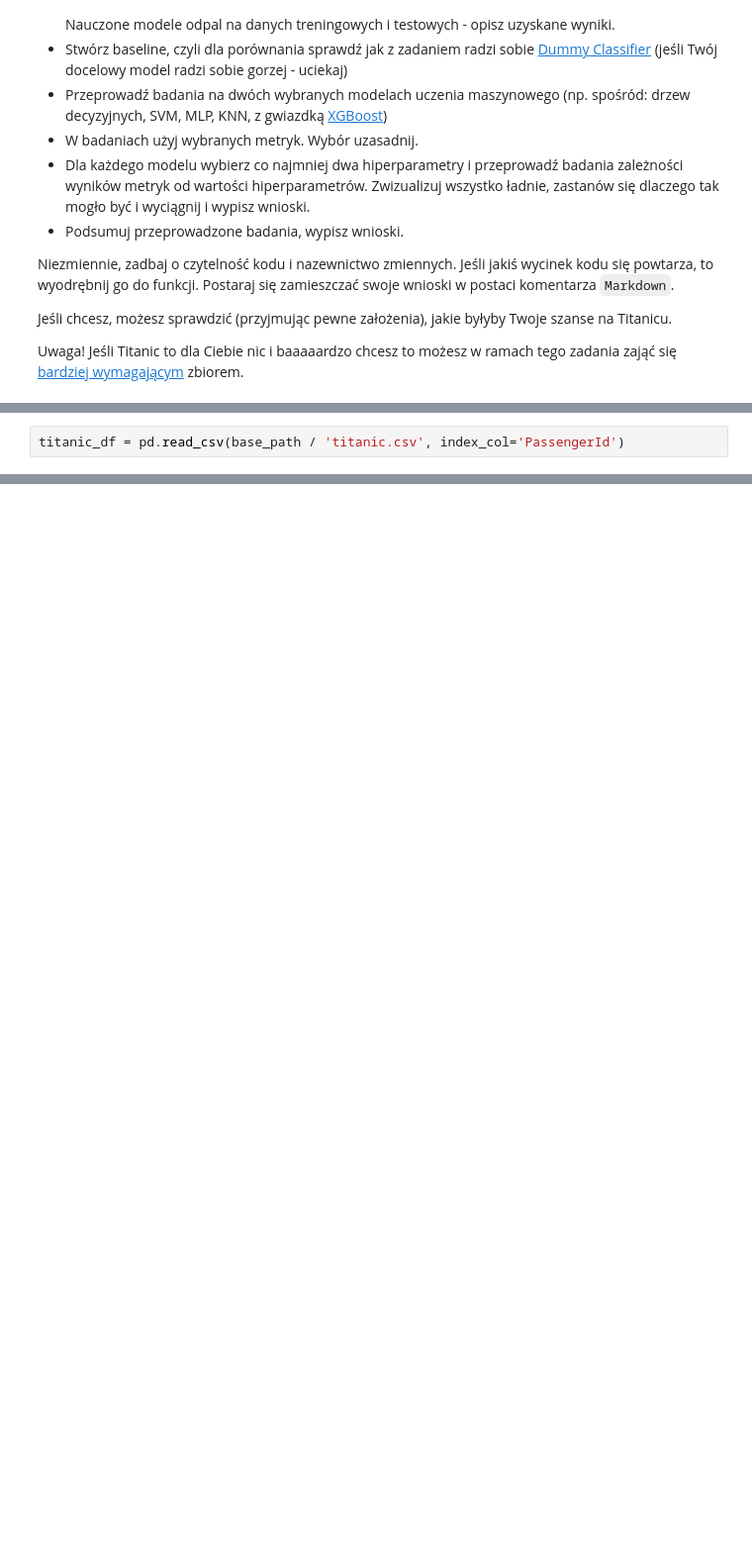
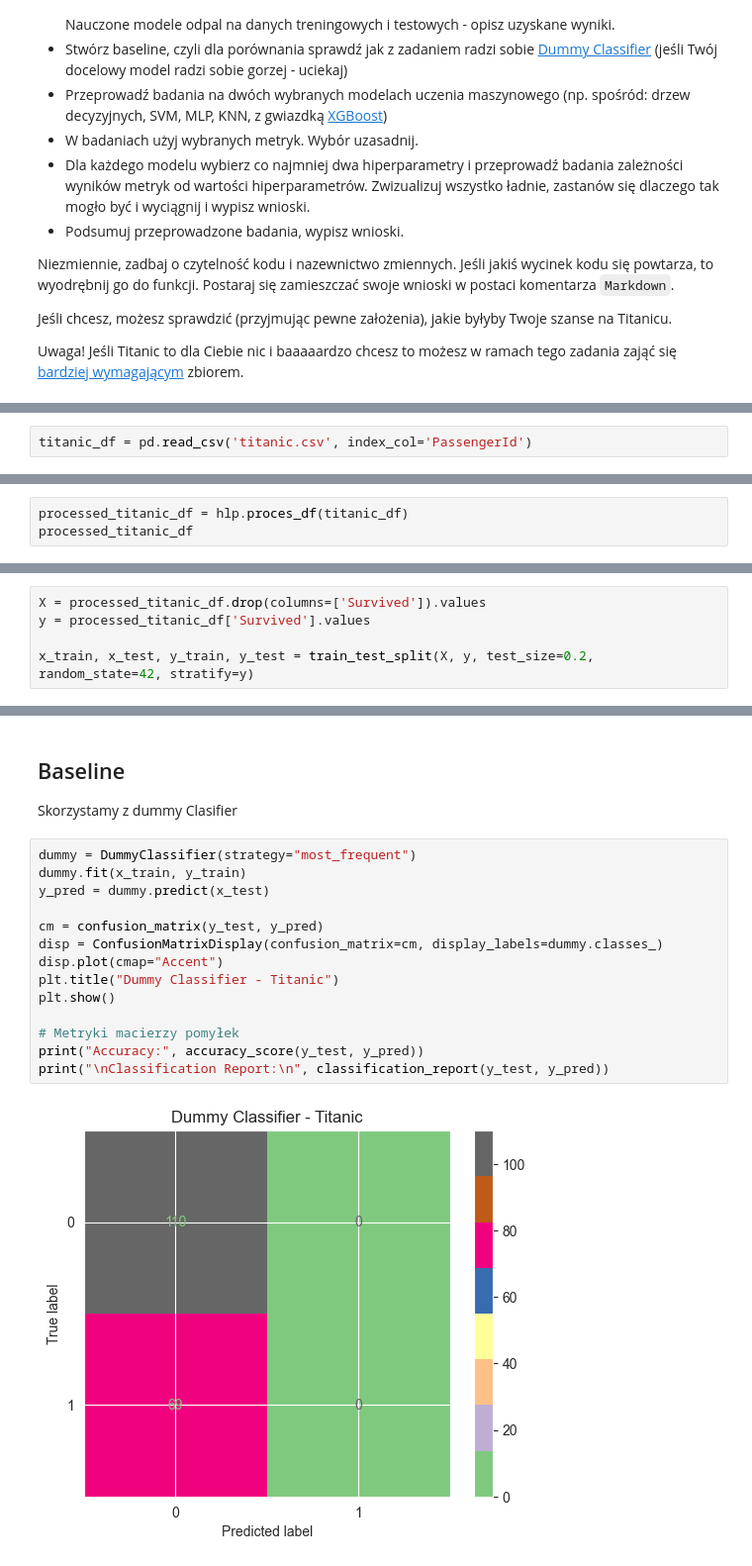
Before and after one commit to Solvro/ml-wakacyjne-wyzwanie-2025, a Jupyter notebook: 2_ml/ML_zadanie.ipynb, the cells around one changed output, grey strips where cells are left out. Shown at 99% size. Cells and saved outputs as stored; diff of their text form; blank space fills up the shorter version.

```diff
--- a/2_ml/ML_zadanie.ipynb
+++ b/2_ml/ML_zadanie.ipynb
@@ -45,2 +62,2 @@ Uwaga! Jeśli Titanic to dla Ciebie nic i baaaaardzo chcesz to możesz w ramach
 # %%
-titanic_df = pd.read_csv(base_path / 'titanic.csv', index_col='PassengerId')
+titanic_df = pd.read_csv('titanic.csv', index_col='PassengerId')
@@ -50,0 +66,3 @@ array([nan, 'C', 'E', 'G', 'D', 'A', 'B', 'F', 'T'], dtype=object)
+# %%
+processed_titanic_df = hlp.proces_df(titanic_df)
+processed_titanic_df
@@ -50,0 +88,5 @@ array([nan, 'C', 'E', 'G', 'D', 'A', 'B', 'F', 'T'], dtype=object)
+# %%
+X = processed_titanic_df.drop(columns=['Survived']).values
+y = processed_titanic_df['Survived'].values
+
+x_train, x_test, y_train, y_test = train_test_split(X, y, test_size=0.2, random_state=42, stratify=y)
@@ -50,0 +118,19 @@ array([nan, 'C', 'E', 'G', 'D', 'A', 'B', 'F', 'T'], dtype=object)
+# %% [markdown]
+## Baseline
+Skorzystamy z dummy Clasifier
+# %%
+dummy = DummyClassifier(strategy="most_frequent")
+dummy.fit(x_train, y_train)
+y_pred = dummy.predict(x_test)
+
+cm = confusion_matrix(y_test, y_pred)
+disp = ConfusionMatrixDisplay(confusion_matrix=cm, display_labels=dummy.classes_)
+disp.plot(cmap="Accent")
+plt.title("Dummy Classifier - Titanic")
+plt.show()
+
+# Metryki macierzy pomyłek
+print("Accuracy:", accuracy_score(y_test, y_pred))
+print("\nClassification Report:\n", classification_report(y_test, y_pred))
+# %% [output]
+[figure, added]
```
Also changed, not shown: parts of 47 cells of this notebook, 1 other file.
